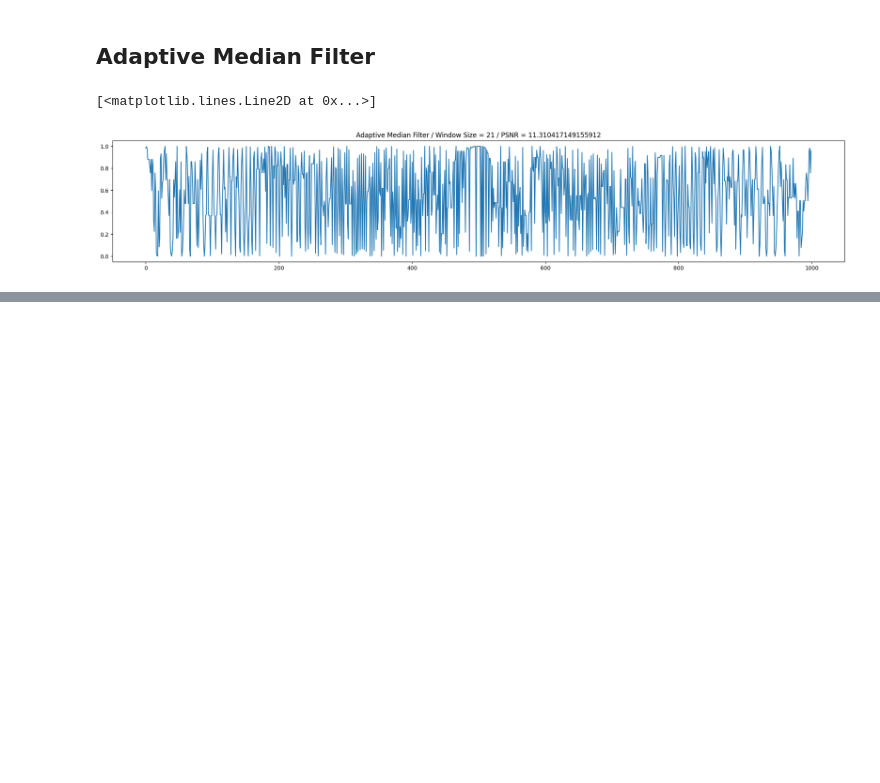
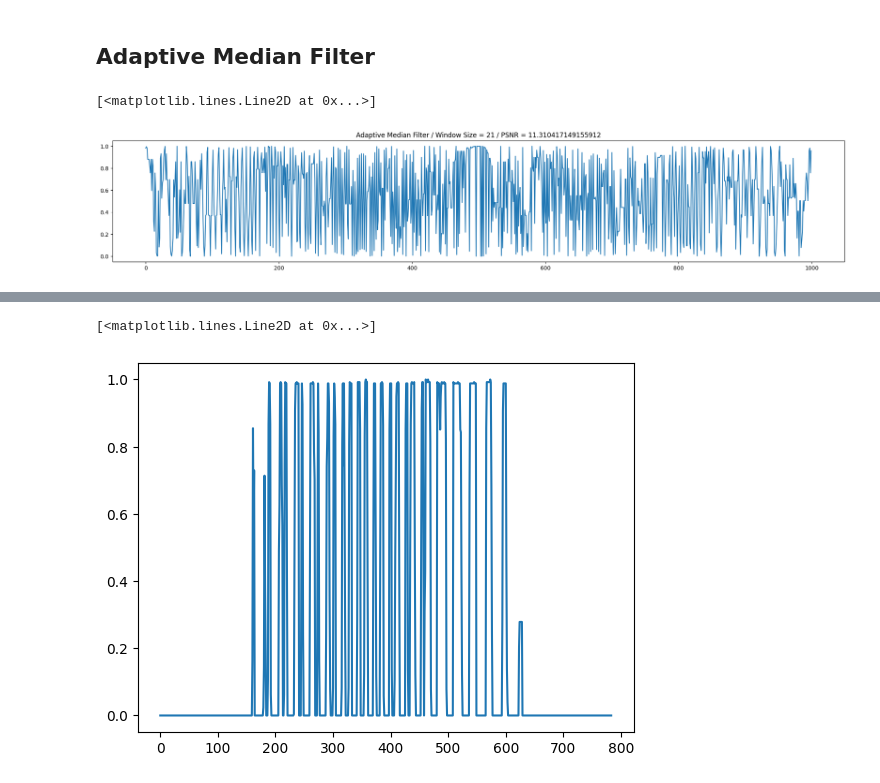
Before and after one commit to Epinephrine00/AdamedFilter, a Jupyter notebook: Filters.ipynb, the cells around one changed output, grey strips where cells are left out. Saved outputs shown, nothing was run; the diff lists cells and outputs as text; code cells hidden in the pictures; blank space fills up the shorter version.

```diff
--- a/Filters.ipynb
+++ b/Filters.ipynb
@@ -96,0 +136,5 @@ plt.plot(AdaMed)
+# %%
+plt.plot(list(X_train[i, :, :, :].numpy( ).reshape(28**2)))
+# %% [output]
+[<matplotlib.lines.Line2D at 0x...>]
+[figure, added]
```
Also changed, not shown: parts of 4 cells of this notebook, 9 other files.
